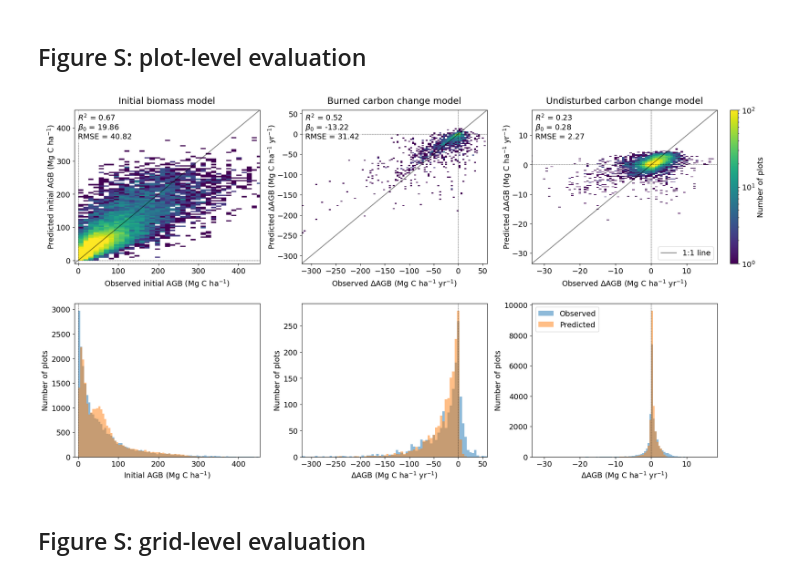
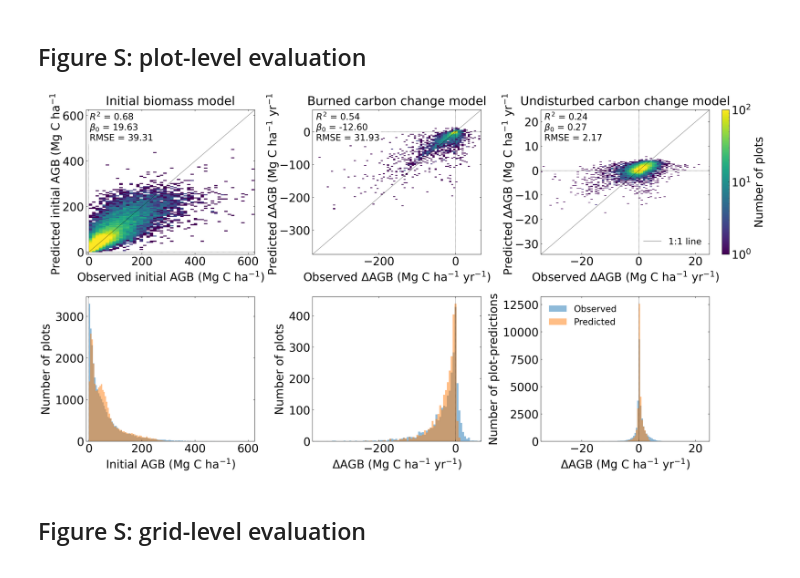
Before and after one commit to carbonplan/western-us-biomass, a Jupyter notebook: nbs/4_make_figures/supplement/Figure_S_Eval_models.ipynb, the cells around one changed output. Cells and saved outputs as stored; diff of their text form; code cells hidden in the pictures.

Commit message:
Update ensemble evaluation figs to have one point per plot instead of one point per plot-prediction

```diff
--- a/nbs/4_make_figures/supplement/Figure_S_Eval_models.ipynb
+++ b/nbs/4_make_figures/supplement/Figure_S_Eval_models.ipynb
@@ -28,6 +32,23 @@ ds_binned_obs_burned = xr.open_dataset(DATA_DIR + "ds_binned_obs_burned.nc")
 ds_binned_modeled_burned = xr.open_dataset(DATA_DIR + "ds_binned_modeled_burned.nc")
 ds_binned_obs_undisturbed = xr.open_dataset(DATA_DIR + "ds_binned_obs_undisturbed.nc")
 ds_binned_modeled_undisturbed = xr.open_dataset(DATA_DIR + "ds_binned_modeled_undisturbed.nc")
+# %%
+plotid_init = np.load(DATA_DIR + "plotid_init.npy", allow_pickle=True)
+plotid_burned = np.load(DATA_DIR + "plotid_burned.npy", allow_pickle=True)
+plotid_undisturbed = np.load(DATA_DIR + "plotid_undisturbed.npy", allow_pickle=True)
+# %%
+import pandas as pd
+
+y_test_init = pd.Series(y_test_init_ensemble).groupby(plotid_init).mean().values
+y_test_burned = pd.Series(y_test_burned_ensemble).groupby(plotid_burned).mean().values
+y_test_undisturbed = (
+    pd.Series(y_test_undisturbed_ensemble).groupby(plotid_undisturbed).mean().values
+)
+y_pred_init_test = pd.Series(y_pred_init_test_ensemble).groupby(plotid_init).mean().values
+y_pred_burned_test = pd.Series(y_pred_burned_test_ensemble).groupby(plotid_burned).mean().values
+y_pred_undisturbed_test = (
+    pd.Series(y_pred_undisturbed_test_ensemble).groupby(plotid_undisturbed).mean().values
+)
 # %% [markdown]
 ## Figure S: plot-level evaluation
 # %%
@@ -42,7 +63,7 @@ def annotate_stats(ax, y_true, y_pred):
         0.98,
         txt,
         transform=ax.transAxes,
-        fontsize=14,
+        fontsize=figure_settings.style_settings["legend.fontsize"],
         va="top",
         ha="left",
         bbox=dict(facecolor="white", alpha=0.7, edgecolor="none"),
@@ -54,27 +75,33 @@ plt.rcParams.update({"font.size": 14})
 fig, axes = plt.subplots(
     2,
     3,
-    figsize=(25 * 3 / 4, 10),
+    figsize=(25, 13),
     constrained_layout=True,
     gridspec_kw={"hspace": 0.07, "wspace": 0.03},
 )
 norm = plt.cm.colors.LogNorm(vmax=100)
 cmap = "viridis"
 
-xmin_init, xmax_init = -10, np.percentile(np.concatenate([y_test_init, y_pred_init_test]), 99.9)
+xmin_init, xmax_init = -10, np.percentile(np.concatenate([y_test_init, y_pred_init_test]), 99.995)
 xmin_burned, xmax_burned = (
-    np.percentile(np.concatenate([y_test_burned, y_pred_burned_test]), 0.01),
-    np.percentile(np.concatenate([y_test_burned, y_pred_burned_test]), 99.9),
+    np.percentile(np.concatenate([y_test_burned, y_pred_burned_test]), 0.005),
+    np.percentile(np.concatenate([y_test_burned, y_pred_burned_test]), 99.95),
 )
 xmin_undisturbed, xmax_undisturbed = (
-    np.percentile(np.concatenate([y_test_undisturbed, y_pred_undisturbed_test]), 0.01),
-    np.percentile(np.concatenate([y_test_undisturbed, y_pred_undisturbed_test]), 99.99),
+    np.percentile(np.concatenate([y_test_undisturbed, y_pred_undisturbed_test]), 0.005),
+    np.percentile(np.concatenate([y_test_undisturbed, y_pred_undisturbed_test]), 99.995),
 )
 
 # --- Initial biomass ---
 axes[0, 0].set_xlabel(r"Observed initial AGB (Mg C ha$^{-1}$)", labelpad=7)
 axes[0, 0].set_ylabel(r"Predicted initial AGB (Mg C ha$^{-1}$)", labelpad=0)
-axes[0, 0].plot([xmin_init, xmax_init], [xmin_init, xmax_init], "k-", alpha=0.5)
+axes[0, 0].plot(
+    [xmin_init, xmax_init],
+    [xmin_init, xmax_init],
+    "k-",
+    alpha=0.5,
+    linewidth=1,
+)
 heatmap, xedges, yedges = np.histogram2d(y_test_init, y_pred_init_test, bins=100)
 im0 = axes[0, 0].imshow(
     heatmap.T,
@@ -95,7 +122,13 @@ axes[0, 0].set_title("Initial biomass model", pad=12)
 # --- Burned ---
 axes[0, 1].set_xlabel(r"Observed $\Delta$AGB (Mg C ha$^{-1}$ yr$^{-1}$)", labelpad=7)
 axes[0, 1].set_ylabel(r"Predicted $\Delta$AGB (Mg C ha$^{-1}$ yr$^{-1}$)", labelpad=0)
-axes[0, 1].plot([xmin_burned, xmax_burned], [xmin_burned, xmax_burned], "k-", alpha=0.5)
+axes[0, 1].plot(
+    [xmin_burned, xmax_burned],
+    [xmin_burned, xmax_burned],
+    "k-",
+    alpha=0.5,
+    linewidth=1,
+)
 heatmap, xedges, yedges = np.histogram2d(y_test_burned, y_pred_burned_test, bins=100)
 im1 = axes[0, 1].imshow(
     heatmap.T,
@@ -122,6 +155,7 @@ axes[0, 2].plot(
     "k-",
     alpha=0.5,
     label="1:1 line",
+    linewidth=1,
 )
 heatmap, xedges, yedges = np.histogram2d(y_test_undisturbed, y_pred_undisturbed_test, bins=100)
 im2 = axes[0, 2].imshow(
@@ -185,35 +219,35 @@ sns.histplot(
 )
 axes[1, 1].set_xlabel(r"$\Delta$AGB (Mg C ha$^{-1}$ yr$^{-1}$)")
 axes[1, 1].set_ylabel("Number of plots")
 axes[1, 1].axvline(0, color="k", linestyle="--", linewidth=0.5)
 axes[1, 1].set_xlim([xmin_burned, xmax_burned])
 
 sns.histplot(
     y_test_undisturbed,
     edgecolor="none",
     alpha=0.5,
     ax=axes[1, 2],
     bins=np.arange(-301.5, 101, 0.5),
     label="Observed",
 )
 sns.histplot(
     y_pred_undisturbed_test,
     edgecolor="none",
     alpha=0.5,
     ax=axes[1, 2],
     bins=np.arange(-301.5, 101, 0.5),
     label="Predicted",
 )
 axes[1, 2].set_xlabel(r"$\Delta$AGB (Mg C ha$^{-1}$ yr$^{-1}$)")
-axes[1, 2].set_ylabel("Number of plots")
+axes[1, 2].set_ylabel("Number of plot-predictions")
 axes[1, 2].axvline(0, color="k", linestyle="--", linewidth=0.5)
 axes[1, 2].set_xlim([xmin_undisturbed, xmax_undisturbed])
 axes[1, 2].legend()
 
 plt.savefig(dir_info.dir_figures + "Figure_S_plot_level_eval.pdf")
 plt.show()
 # %% [output]
-[figure, old version]
+[figure, new version]
 # %% [markdown]
 ## Figure S: grid-level evaluation
 # %%
```
Also changed, not shown: parts of 4 cells of this notebook, 1 other file.
